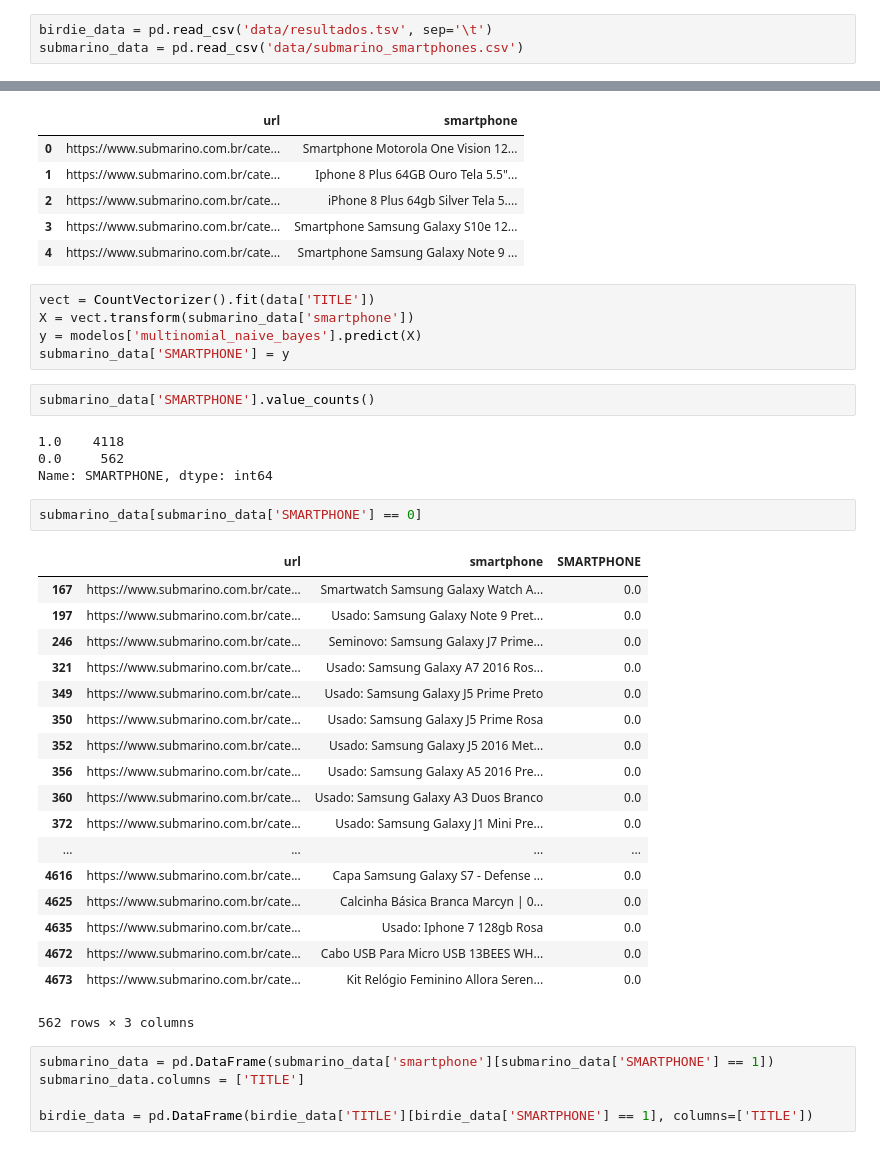
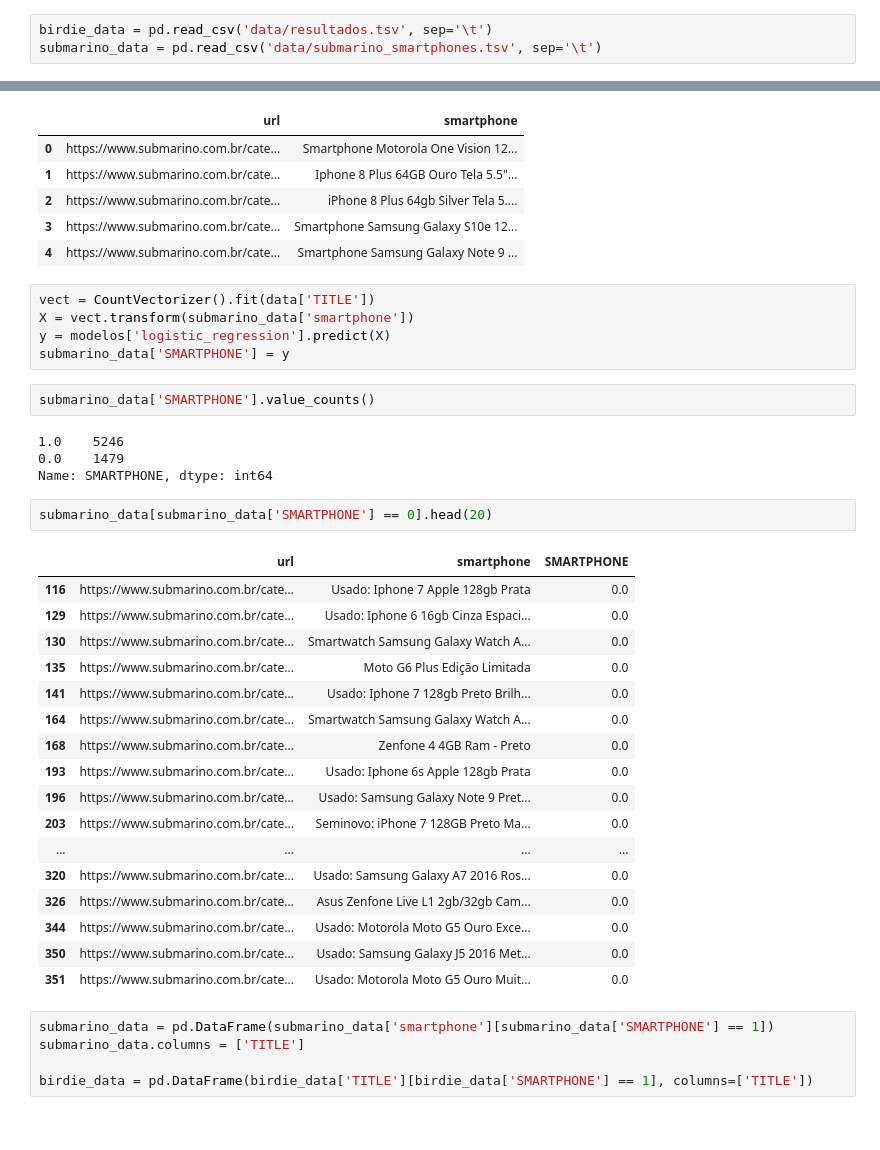
Before and after one commit to JAugusto97/SmartphoneClassifier, a Jupyter notebook: birdie_ps_2019.ipynb, the cells around one changed output, grey strips where cells are left out. Cells and saved outputs as stored; diff of their text form.

```diff
--- a/birdie_ps_2019.ipynb
+++ b/birdie_ps_2019.ipynb
@@ -286,7 +286,7 @@ import nltk
 from fuzzywuzzy import process
 # %%
 birdie_data = pd.read_csv('data/resultados.tsv', sep='\t')
-submarino_data = pd.read_csv('data/submarino_smartphones.csv')
+submarino_data = pd.read_csv('data/submarino_smartphones.tsv', sep='\t')
 # %%
 submarino_data.head()
 # %% [output]
@@ -299,35 +299,34 @@ submarino_data.head()
 # %%
 vect = CountVectorizer().fit(data['TITLE'])
 X = vect.transform(submarino_data['smartphone'])
-y = modelos['multinomial_naive_bayes'].predict(X)
+y = modelos['logistic_regression'].predict(X)
 submarino_data['SMARTPHONE'] = y
 # %%
 submarino_data['SMARTPHONE'].value_counts()
 # %% [output]
-1.0    4118
-0.0     562
+1.0    5246
+0.0    1479
 Name: SMARTPHONE, dtype: int64
 # %%
-submarino_data[submarino_data['SMARTPHONE'] == 0]
+submarino_data[submarino_data['SMARTPHONE'] == 0].head(20)
 # %% [output]
 |  | url | smartphone | SMARTPHONE |
-| 167 | https://www.submarino.com.br/cate... | Smartwatch Samsung Galaxy Watch A... | 0.0 |
-| 197 | https://www.submarino.com.br/cate... | Usado: Samsung Galaxy Note 9 Pret... | 0.0 |
-| 246 | https://www.submarino.com.br/cate... | Seminovo: Samsung Galaxy J7 Prime... | 0.0 |
-| 321 | https://www.submarino.com.br/cate... | Usado: Samsung Galaxy A7 2016 Ros... | 0.0 |
-| 349 | https://www.submarino.com.br/cate... | Usado: Samsung Galaxy J5 Prime Preto | 0.0 |
-| 350 | https://www.submarino.com.br/cate... | Usado: Samsung Galaxy J5 Prime Rosa | 0.0 |
-| 352 | https://www.submarino.com.br/cate... | Usado: Samsung Galaxy J5 2016 Met... | 0.0 |
-| 356 | https://www.submarino.com.br/cate... | Usado: Samsung Galaxy A5 2016 Pre... | 0.0 |
-| 360 | https://www.submarino.com.br/cate... | Usado: Samsung Galaxy A3 Duos Branco | 0.0 |
-| 372 | https://www.submarino.com.br/cate... | Usado: Samsung Galaxy J1 Mini Pre... | 0.0 |
+| 116 | https://www.submarino.com.br/cate... | Usado: Iphone 7 Apple 128gb Prata | 0.0 |
+| 129 | https://www.submarino.com.br/cate... | Usado: Iphone 6 16gb Cinza Espaci... | 0.0 |
+| 130 | https://www.submarino.com.br/cate... | Smartwatch Samsung Galaxy Watch A... | 0.0 |
+| 135 | https://www.submarino.com.br/cate... | Moto G6 Plus Edição Limitada | 0.0 |
+| 141 | https://www.submarino.com.br/cate... | Usado: Iphone 7 128gb Preto Brilh... | 0.0 |
+| 164 | https://www.submarino.com.br/cate... | Smartwatch Samsung Galaxy Watch A... | 0.0 |
+| 168 | https://www.submarino.com.br/cate... | Zenfone 4 4GB Ram - Preto | 0.0 |
+| 193 | https://www.submarino.com.br/cate... | Usado: Iphone 6s Apple 128gb Prata | 0.0 |
+| 196 | https://www.submarino.com.br/cate... | Usado: Samsung Galaxy Note 9 Pret... | 0.0 |
+| 203 | https://www.submarino.com.br/cate... | Seminovo: iPhone 7 128GB Preto Ma... | 0.0 |
 | ... | ... | ... | ... |
-| 4616 | https://www.submarino.com.br/cate... | Capa Samsung Galaxy S7 - Defense ... | 0.0 |
-| 4625 | https://www.submarino.com.br/cate... | Calcinha Básica Branca Marcyn | 0... | 0.0 |
-| 4635 | https://www.submarino.com.br/cate... | Usado: Iphone 7 128gb Rosa | 0.0 |
-| 4672 | https://www.submarino.com.br/cate... | Cabo USB Para Micro USB 13BEES WH... | 0.0 |
-| 4673 | https://www.submarino.com.br/cate... | Kit Relógio Feminino Allora Seren... | 0.0 |
+| 320 | https://www.submarino.com.br/cate... | Usado: Samsung Galaxy A7 2016 Ros... | 0.0 |
+| 326 | https://www.submarino.com.br/cate... | Asus Zenfone Live L1 2gb/32gb Cam... | 0.0 |
+| 344 | https://www.submarino.com.br/cate... | Usado: Motorola Moto G5 Ouro Exce... | 0.0 |
+| 350 | https://www.submarino.com.br/cate... | Usado: Samsung Galaxy J5 2016 Met... | 0.0 |
+| 351 | https://www.submarino.com.br/cate... | Usado: Motorola Moto G5 Ouro Muit... | 0.0 |
-562 rows × 3 columns
 # %%
 submarino_data = pd.DataFrame(submarino_data['smartphone'][submarino_data['SMARTPHONE'] == 1])
 submarino_data.columns = ['TITLE']
```
Also changed, not shown: parts of 31 cells of this notebook, 10 other files.
